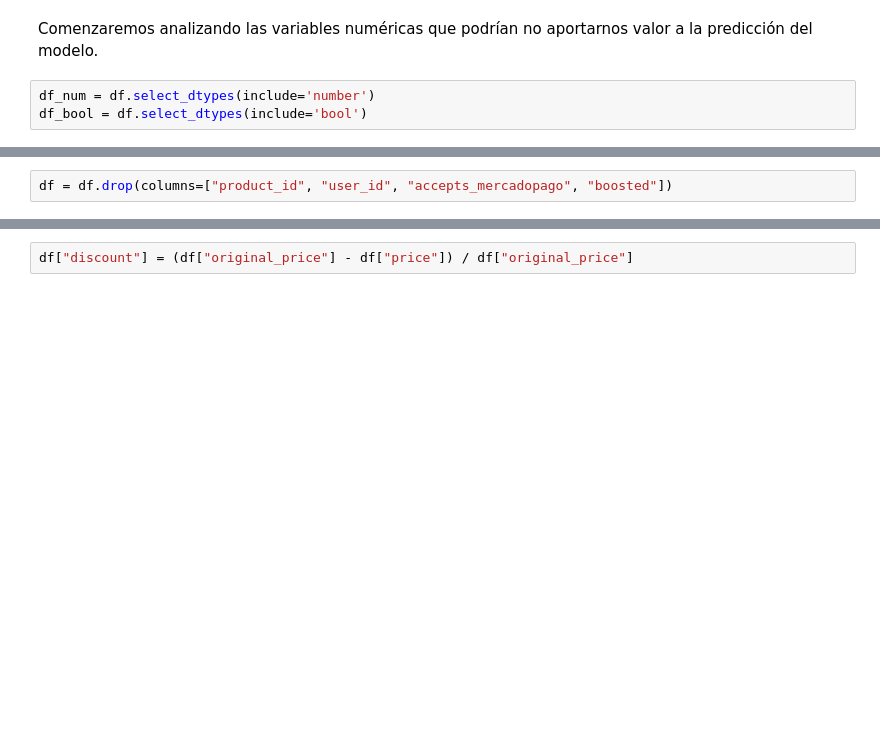
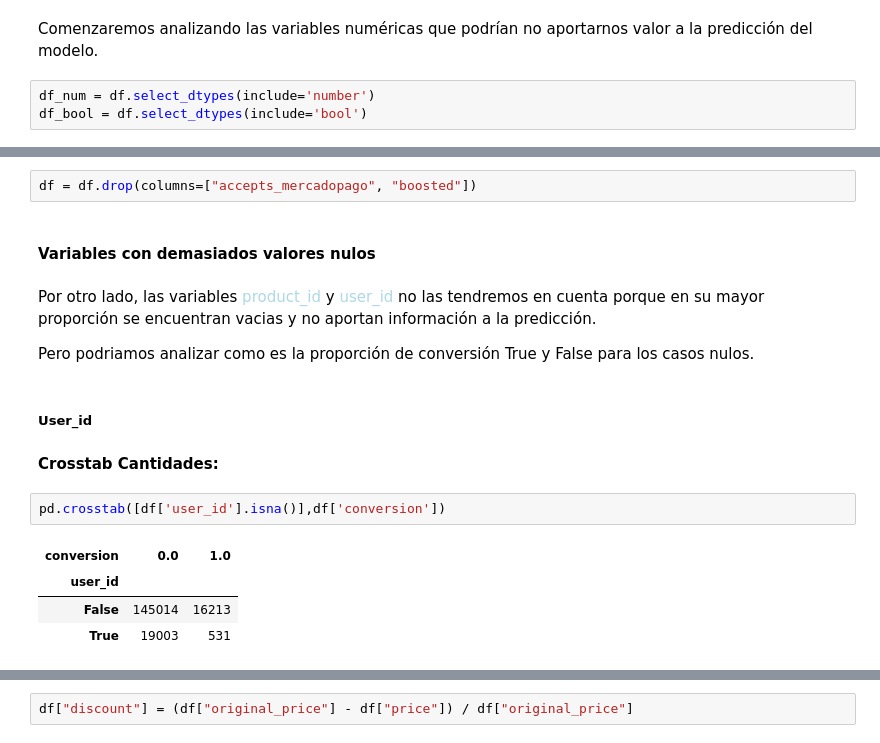
Before and after one commit to azulnogueraa/Prediccion_de_Conversion_IA, a Jupyter notebook: analisis.ipynb, the cells around one changed output, grey strips where cells are left out. Drawn from its saved outputs; the diff is of its cells as text; blank space fills up the shorter version.

```diff
--- a/analisis.ipynb
+++ b/analisis.ipynb
@@ -122,2 +123,19 @@ Por otro lado, las variables *product_id* y *user_id* no las tendremos en cuenta
 # %%
-df = df.drop(columns=["product_id", "user_id", "accepts_mercadopago", "boosted"])
+df = df.drop(columns=["accepts_mercadopago", "boosted"])
+# %% [markdown]
+#### Variables con demasiados valores nulos
+# %% [markdown]
+Por otro lado, las variables <span style=color:lightblue>product_id</span> y <span style=color:lightblue>user_id</span> no las tendremos en cuenta porque en su mayor proporción se encuentran vacias y no aportan información a la predicción.
+
+Pero podriamos analizar como es la proporción de conversión True y False para los casos nulos.
+# %% [markdown]
+##### User_id
+# %% [markdown]
+<span style=font-weight:bold> Crosstab Cantidades:</span>
+# %%
+pd.crosstab([df['user_id'].isna()],df['conversion'])
+# %% [output]
+| conversion | 0.0 | 1.0 |
+| user_id |  |  |
+| False | 145014 | 16213 |
+| True | 19003 | 531 |
```
Also changed, not shown: parts of 70 cells of this notebook.
